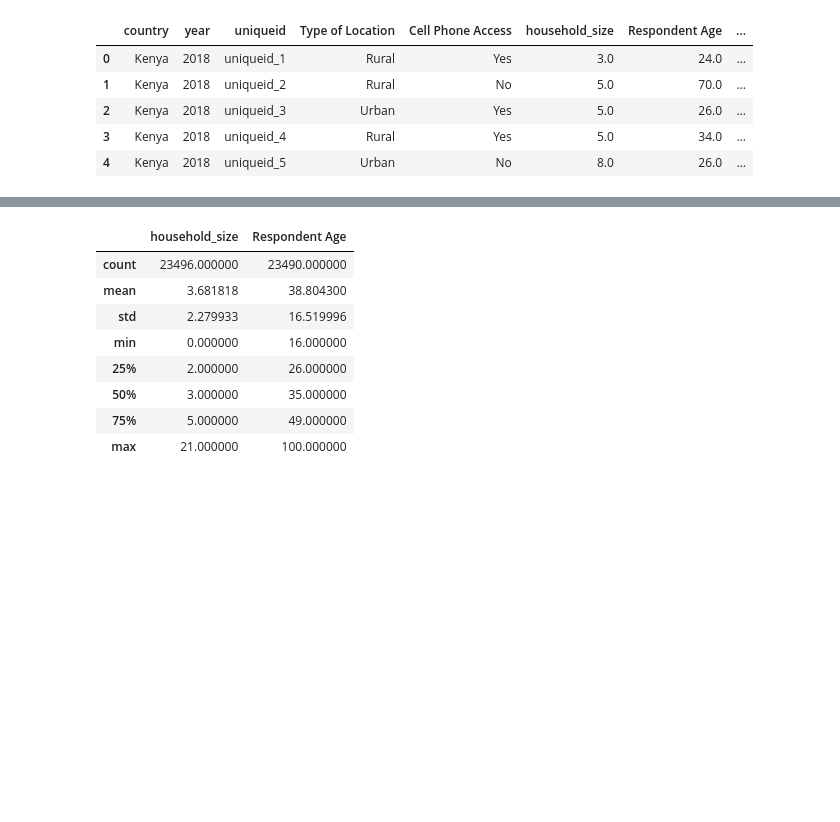
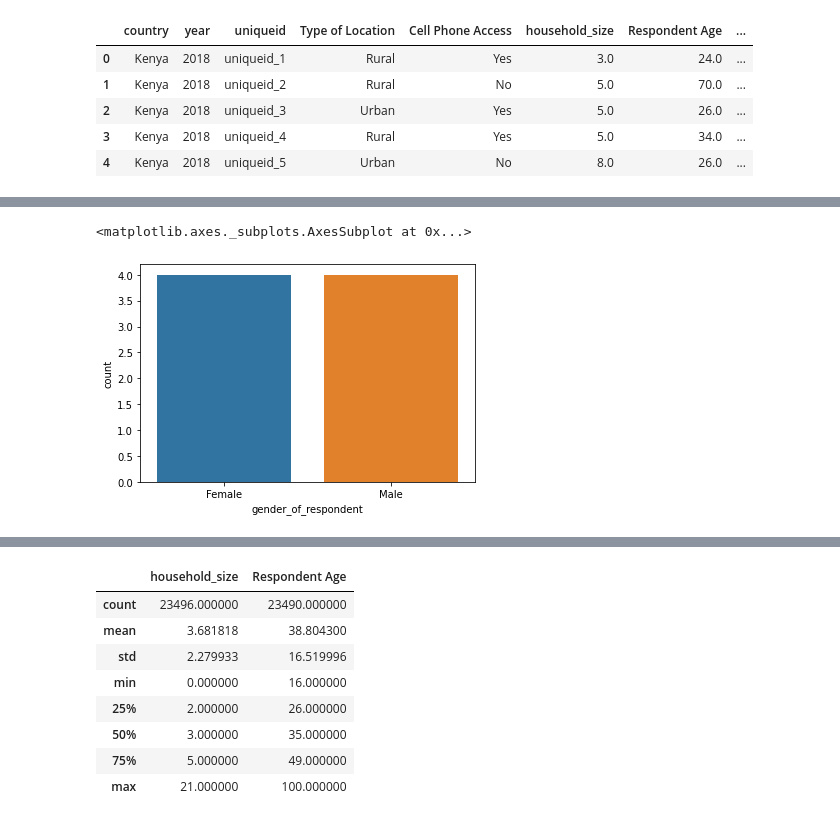
Before and after one commit to yves-moringa/CoreIpWk2, a Jupyter notebook: Moringa_Data_Science_Core_W2_Independent_Project_2022_03_Yves_Havugimana_Python_Notebook.ipynb, the cells around one changed output, grey strips where cells are left out. Cells and saved outputs as stored; diff of their text form; code cells hidden in the pictures; blank space fills up the shorter version.

```diff
--- a/Moringa_Data_Science_Core_W2_Independent_Project_2022_03_Yves_Havugimana_Python_Notebook.ipynb
+++ b/Moringa_Data_Science_Core_W2_Independent_Project_2022_03_Yves_Havugimana_Python_Notebook.ipynb
@@ -135,0 +173,4 @@ X.head()
+# %%
+gender_per_country = fin_all.groupby(['country','gender_of_respondent'], dropna=True, as_index=False).size()
+
+gender_per_country
@@ -135,0 +187,7 @@ X.head()
+# %%
+# For nominal and categorical variables we are using
+
+sns.countplot(data = gender_per_country, x = "gender_of_respondent")
+# %% [output]
+<matplotlib.axes._subplots.AxesSubplot at 0x...>
+[figure, added]
```
Also changed, not shown: parts of 6 cells of this notebook.
